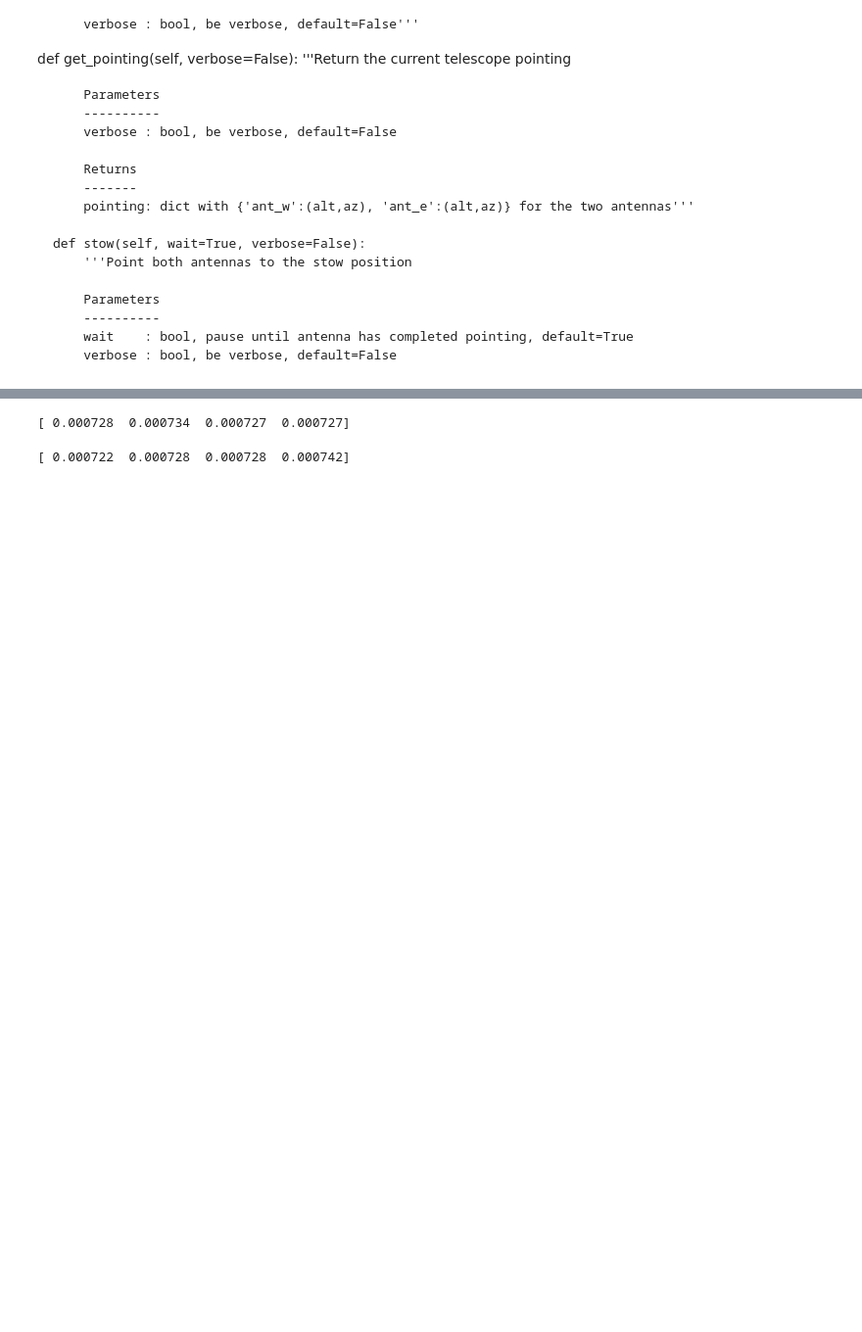
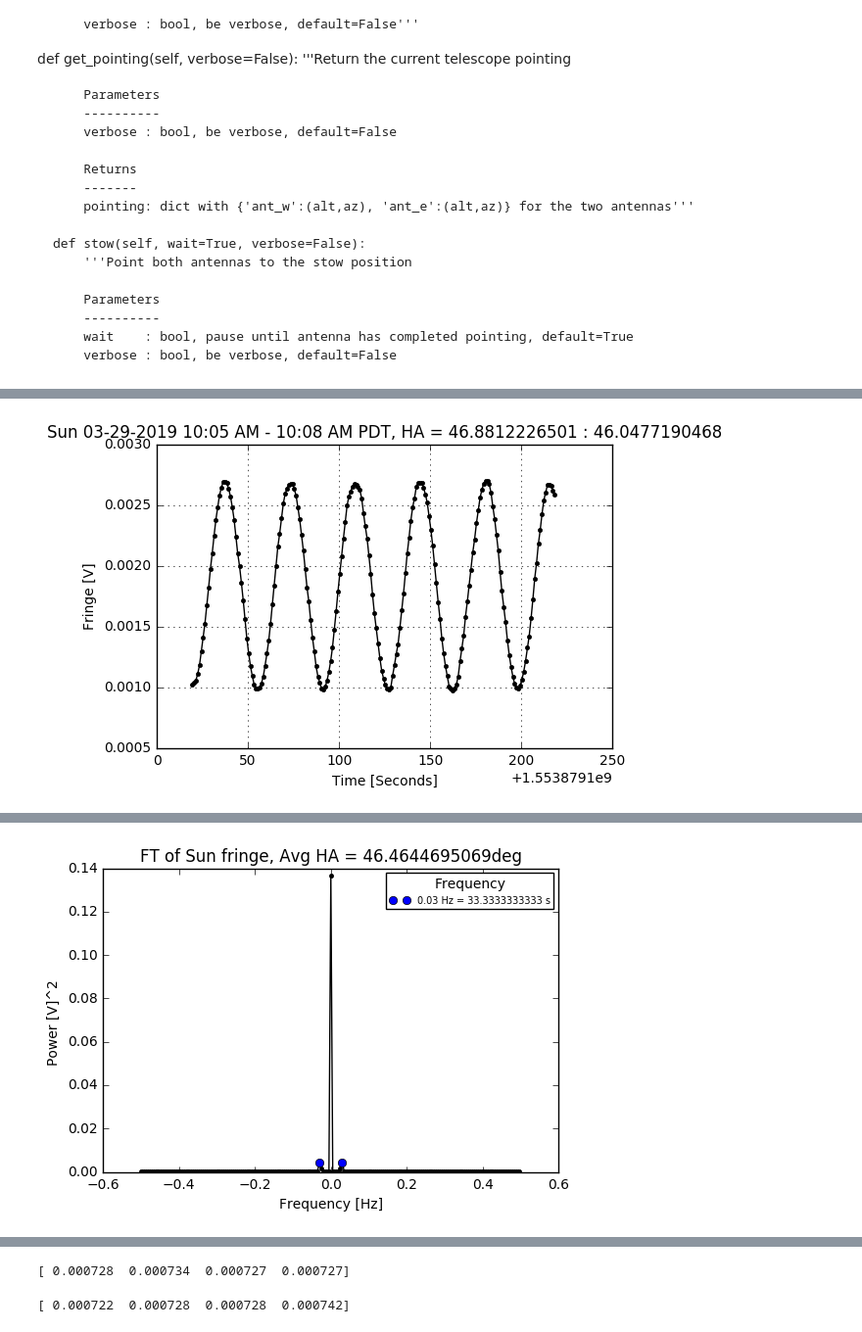
Before and after one commit to ceeliketheletter/Radiolab, a Jupyter notebook: gould_lab3.ipynb, the cells around one changed output, grey strips where cells are left out. Shown at 98% size. Cells and saved outputs as stored; diff of their text form; code cells hidden in the pictures; blank space fills up the shorter version.

```diff
--- a/gould_lab3.ipynb
+++ b/gould_lab3.ipynb
@@ -304,0 +340,74 @@ plt.show()
+# %%
+start = 0
+end = 200
+avg_time = abs(end-start)/2 + start
+
+start_date = Time(timing.julian_date(sun_29_time[4][start]), format = 'jd')
+start_date.format = 'iso'
+print('UTC start time = ', start_date)
+
+end_date = Time(timing.julian_date(sun_29_time[4][end]), format = 'jd')
+end_date.format = 'iso'
+print('UTC end time = ', end_date)
+
+ra, dec = coord.sunpos(start_date)
+lst = 180* timing.lst(start_date)/np.pi
+start_ha = 360 + (ra-lst)
+
+ra, dec = coord.sunpos(end_date)
+lst = 180* timing.lst(end_date)/np.pi
+end_ha = 360 +  (ra-lst)
+print(start_ha, end_ha)
+
+
+plt.plot(sun_29_time[4][start:end], sun_29_volts[4][start:end], 'k.-')
+plt.title('Sun 03-29-2019 10:05 AM - 10:08 AM PDT, HA = ' + str(start_ha) + ' : ' + str(end_ha) )
+plt.xlabel('Time [Seconds]')
+plt.ylabel('Fringe [V]')
+plt.grid()
+plt.show()
+
+jd = timing.julian_date(sun_29_time[4][avg_time])
+ra, dec = coord.sunpos(jd)
+
+lst = 180* timing.lst(jd)/np.pi
+ha =  360 + (ra-lst)
+lam = 2.8 #cm  #beam size
+bx = 1524 #vary this ~50ft in cm
+w = 2*np.pi/ 86164
+f = bx/lam * np.cos(np.deg2rad(dec)) * np.sin(np.deg2rad(ha)) * w
+
+print('delay = ' + str(1/f) + ' seconds, ' + str(f) + 'Hz')
+print('avg hour angle = ' +str(ha) + ', baseline = ' + str(bx * 0.0328084))
+
+#Fourier Transform
+
+frequency, voltage = dft.dft(sun_29_volts[4][start:end], sun_29_time[4][start:end])
+power = np.abs(voltage)**2
+
+
+y_2 = np.sort(power)[-2]
+
+for i in range(len(power)):
+    if power[i] == y_2:
+        x = i
+        print(x)
+
+
+
+measured_f = abs(frequency[x])
+
+print('calculated f = '+ str(f) + ' Hz = ' +  str(1/f)+ ' seconds')
+print('measured f = ' + str(measured_f) + ' Hz = ' + str(1/measured_f)+ ' seconds')
+diff = abs(f - measured_f)
+print('difference = ' + str(diff) + ' Hz  = ' + str(1/f - 1/measured_f)+ ' seconds')
+
+plt.plot(frequency, power, 'k.-')
+plt.plot(measured_f, y_2, 'bo', label = str(measured_f) + ' Hz = ' + str(1/measured_f) + ' s')
+plt.plot(-measured_f, y_2, 'bo')
+plt.ylabel('Power [V]^2 ')
+plt.xlabel('Frequency [Hz]')
+plt.title('FT of Sun fringe, Avg HA = '+ str(ha) + 'deg' )
+plt.legend(prop={'size': 7}, title = 'Frequency')
+plt.show()
+# %% [output]
@@ -304,0 +417 @@ plt.show()
+[figure, added]
@@ -304,0 +424 @@ plt.show()
+[figure, added]
```
Also changed, not shown: parts of 28 cells of this notebook.
